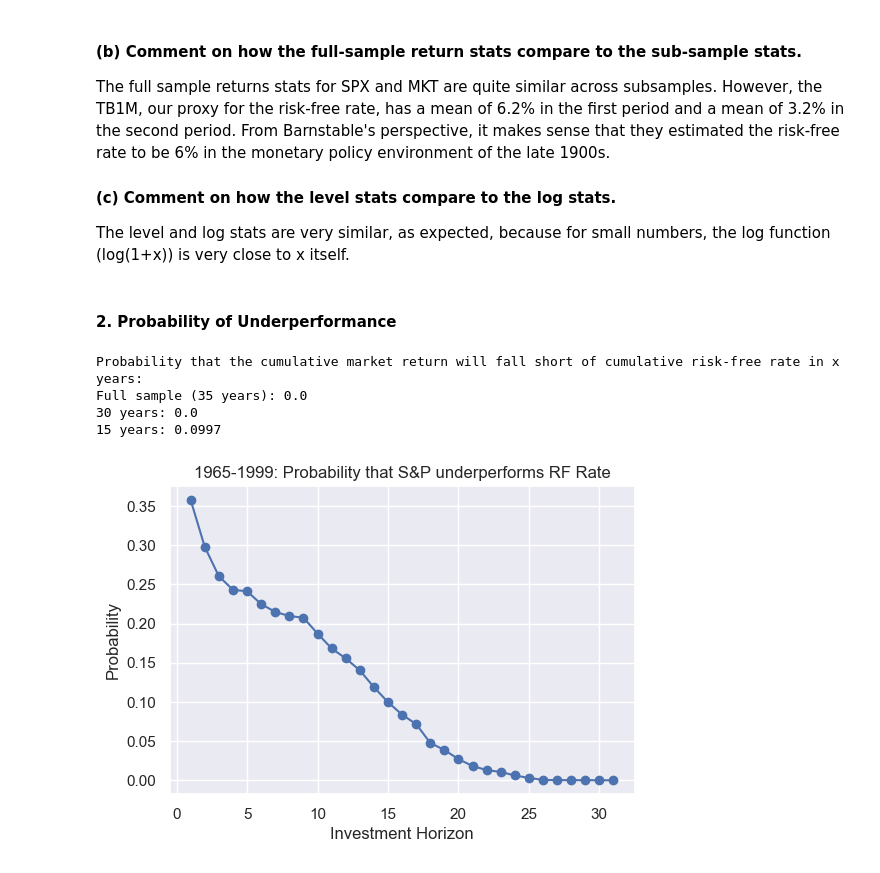
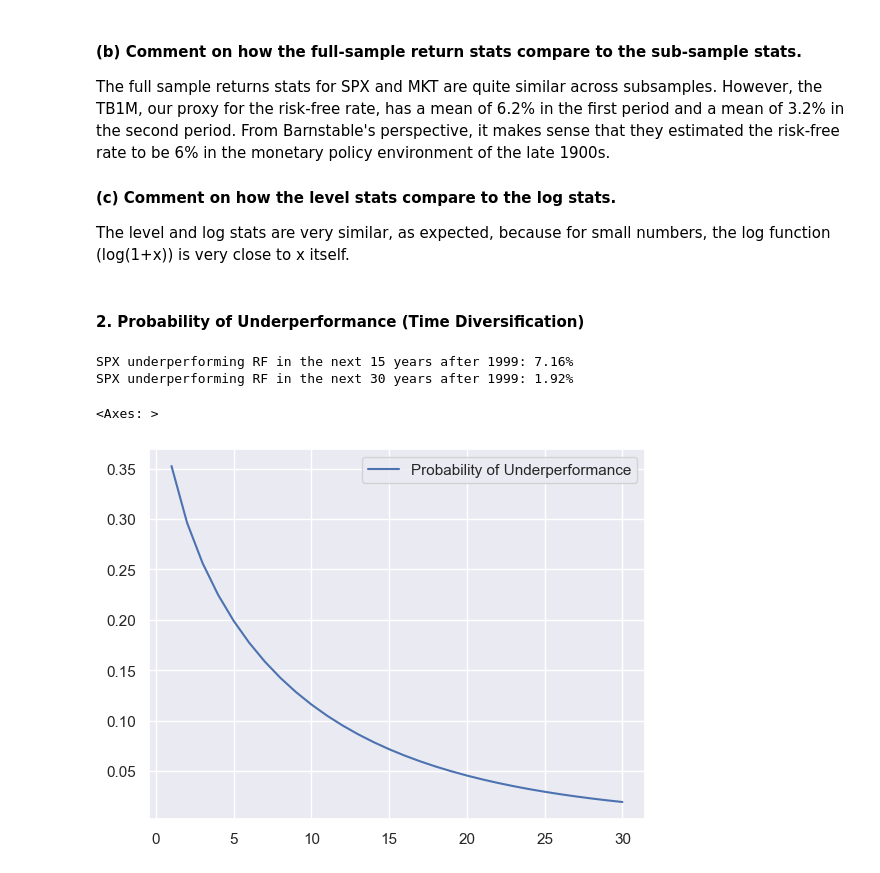
Before and after one commit to wickmanb22/finmath367_group2, a Jupyter notebook: HW6/hw6_wickman.ipynb, the cells around one changed output. Cells and saved outputs as stored; diff of their text form; code cells hidden in the pictures.

```diff
--- a/HW6/hw6_wickman.ipynb
+++ b/HW6/hw6_wickman.ipynb
@@ -307,66 +307,29 @@ The full sample returns stats for SPX and MKT are quite similar across subsample
 
 The level and log stats are very similar, as expected, because for small numbers, the log function (log(1+x)) is very close to x itself.
 # %% [markdown]
-#### 2. Probability of Underperformance
+#### 2. Probability of Underperformance (Time Diversification)
 # %%
 from scipy.stats import norm
 # Function to calculate probability of underperformance
-def underperformance_probability(spx_returns, tbill_returns, n_years):
-
-    # Calculate log returns for both S&P 500 and T-bill
-    spx_log_ret = np.log(1 + spx_returns)
-    tbill_log_ret = np.log(1 + tbill_returns)
-
-    # Cumulative log returns over n_years
-    n_months = n_years * 12
-    cum_spx_log_ret = spx_log_ret.rolling(window=n_months).sum()
-    cum_tbill_log_ret = tbill_log_ret.rolling(window=n_months).sum()
-
-    # Mean and standard deviation of differences in log returns
-    # Z = SPX - RF_RATE
-    mean_z = np.mean(cum_spx_log_ret) - np.mean(cum_tbill_log_ret) # subtract means
-    var_z = np.var(cum_spx_log_ret) + np.var(cum_tbill_log_ret) # add variances
-
-    # Standardize L
-    L = -(mean_z / np.sqrt(var_z))
-
-    # Calculate probability using normal CDF
-    prob_z_less_than_0 = norm.cdf(L)
-
-    return prob_z_less_than_0
+def prob_underperformance(mu, sigma, h):
+    return norm.cdf(np.sqrt(h)*mu/sigma)
 # %%
 # Subsample 1965 - 1999
 barnstable_ss = barnstable.loc['1965-01-01':'1999-12-31']
-cum_return_spx = np.log(1 + barnstable_ss['SPX'])
-cum_return_tbill = np.log(1 + barnstable_ss['TB1M'])
-ss_underperformance = norm.cdf(-(cum_return_spx.sum() - cum_return_tbill.sum())/(np.sqrt(cum_return_spx.var() + cum_return_tbill.var())))
+mu_excess_return = 12 * (np.log(1+barnstable_ss['SPX'] - barnstable_ss['TB1M']).mean())
+sd_excess_return = np.sqrt(12) * np.log(1+(barnstable_ss['SPX'] - barnstable_ss['TB1M'])).std()
 
-# Calculate underperformance prob over n_periods
-n_period_p = []
-for i in range(35):
-    tmp_val = underperformance_probability(barnstable_ss['SPX'], barnstable_ss['TB1M'], n_years = (i+1))
-    n_period_p.append(tmp_val.round(4))
+print(f'SPX underperforming RF in the next 15 years after 1999: {prob_underperformance(mu = -mu_excess_return, sigma = sd_excess_return, h = 15):,.2%}')
 
-print(f'Probability that the cumulative market return will fall short of cumulative risk-free rate in x years:\n'
-      f'Full sample (35 years): {ss_underperformance.round(4)}\n'
-      f'30 years: {n_period_p[29].round(4)}\n'
-      f'15 years: {n_period_p[14].round(4)}\n')
+print(f'SPX underperforming RF in the next 30 years after 1999: {prob_underperformance(mu = -mu_excess_return, sigma = sd_excess_return, h = 30):,.2%}')
+
+h = np.arange(30) + 1
+probs = pd.DataFrame([prob_underperformance(-mu_excess_return, sd_excess_return, x) for x in h], columns=['Probability of Underperformance'], index = h)
+probs.plot()
 # %% [output]
-Probability that the cumulative market return will fall short of cumulative risk-free rate in x years:
-Full sample (35 years): 0.0
-30 years: 0.0
-15 years: 0.0997
+SPX underperforming RF in the next 15 years after 1999: 7.16%
+SPX underperforming RF in the next 30 years after 1999: 1.92%
+<Axes: >
+[figure, added]
-# %%
-# Probability as a function of investment horizon
-x_values = list(range(1, 36))
-plt.figure(figsize=(6, 4))
-plt.plot(x_values, n_period_p, marker='o', linestyle='-')
-plt.title('1965-1999: Probability that S&P underperforms RF Rate')
-plt.xlabel('Investment Horizon')
-plt.ylabel('Probability')
-plt.grid(True)
-plt.show()
-# %% [output]
-[figure, removed]
 # %%
 # Full sample underperformance probability
```
Also changed, not shown: parts of 3 cells of this notebook.
